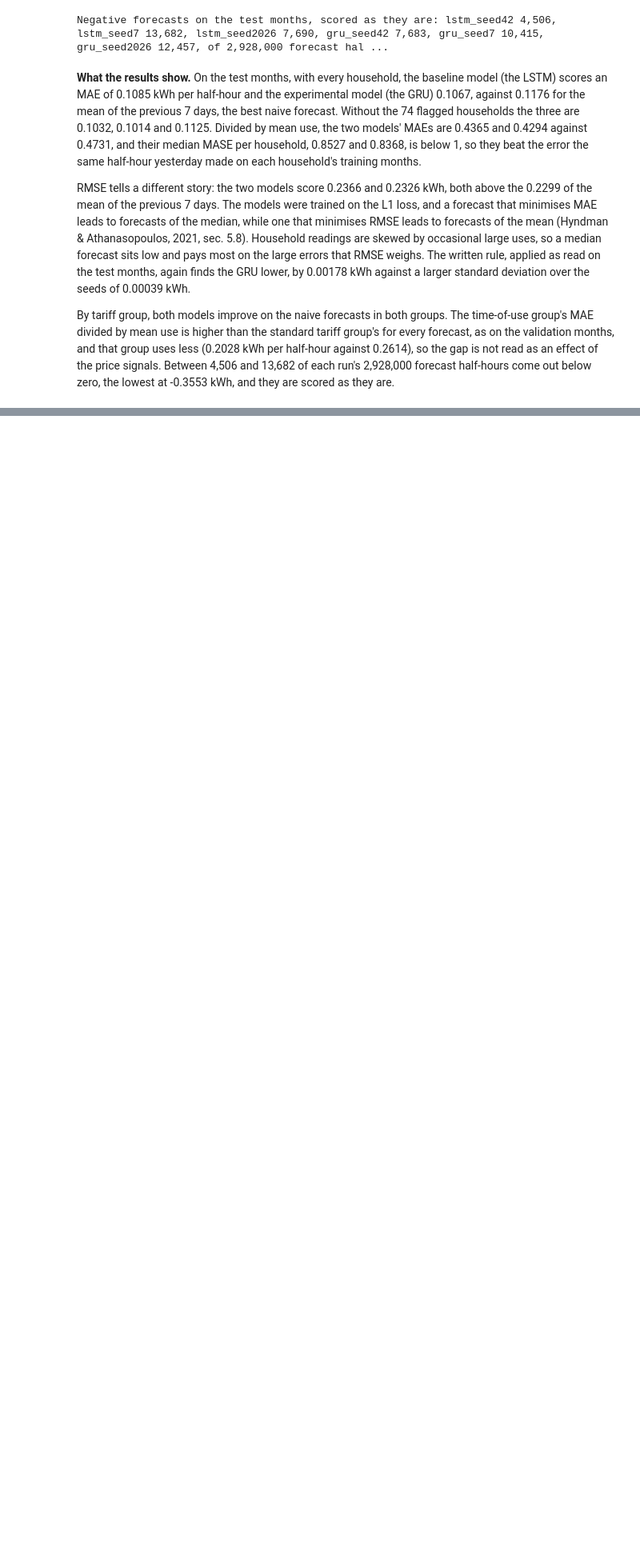
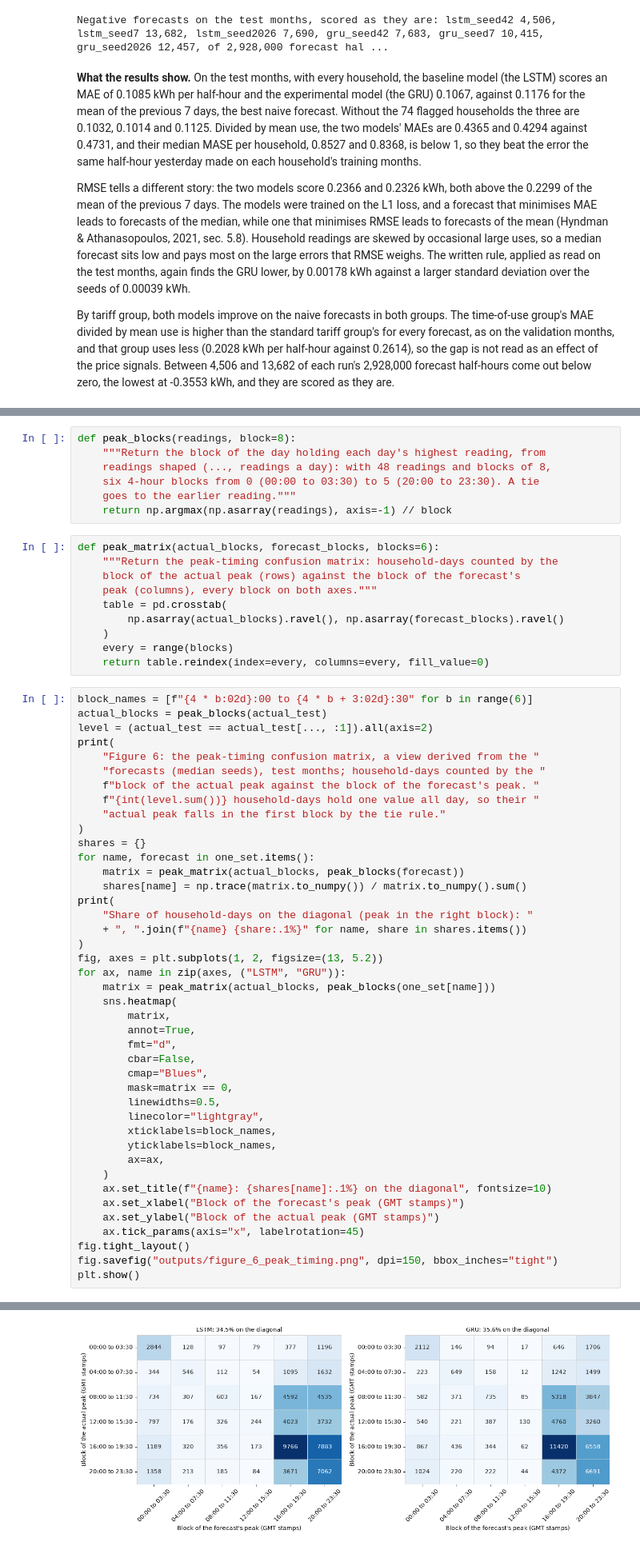
Before and after one commit to PaddyGilliland1/deep-learning-systems-project, a Jupyter notebook: deep_learning.ipynb, the cells around one changed output, grey strips where cells are left out. Shown at 80% size. Saved outputs shown, nothing was run; the diff lists cells and outputs as text; blank space fills up the shorter version.

```diff
--- a/deep_learning.ipynb
+++ b/deep_learning.ipynb
@@ -2025,0 +2242,60 @@ By tariff group, both models improve on the naive forecasts in both groups. The
+# %%
+def peak_blocks(readings, block=8):
+    """Return the block of the day holding each day's highest reading, from
+    readings shaped (..., readings a day): with 48 readings and blocks of 8,
+    six 4-hour blocks from 0 (00:00 to 03:30) to 5 (20:00 to 23:30). A tie
+    goes to the earlier reading."""
+    return np.argmax(np.asarray(readings), axis=-1) // block
+# %%
+def peak_matrix(actual_blocks, forecast_blocks, blocks=6):
+    """Return the peak-timing confusion matrix: household-days counted by the
+    block of the actual peak (rows) against the block of the forecast's
+    peak (columns), every block on both axes."""
+    table = pd.crosstab(
+        np.asarray(actual_blocks).ravel(), np.asarray(forecast_blocks).ravel()
+    )
+    every = range(blocks)
+    return table.reindex(index=every, columns=every, fill_value=0)
+# %%
+block_names = [f"{4 * b:02d}:00 to {4 * b + 3:02d}:30" for b in range(6)]
+actual_blocks = peak_blocks(actual_test)
+level = (actual_test == actual_test[..., :1]).all(axis=2)
+print(
+    "Figure 6: the peak-timing confusion matrix, a view derived from the "
+    "forecasts (median seeds), test months; household-days counted by the "
+    f"block of the actual peak against the block of the forecast's peak. "
+    f"{int(level.sum())} household-days hold one value all day, so their "
+    "actual peak falls in the first block by the tie rule."
+)
+shares = {}
+for name, forecast in one_set.items():
+    matrix = peak_matrix(actual_blocks, peak_blocks(forecast))
+    shares[name] = np.trace(matrix.to_numpy()) / matrix.to_numpy().sum()
+print(
+    "Share of household-days on the diagonal (peak in the right block): "
+    + ", ".join(f"{name} {share:.1%}" for name, share in shares.items())
+)
+fig, axes = plt.subplots(1, 2, figsize=(13, 5.2))
+for ax, name in zip(axes, ("LSTM", "GRU")):
+    matrix = peak_matrix(actual_blocks, peak_blocks(one_set[name]))
+    sns.heatmap(
+        matrix,
+        annot=True,
+        fmt="d",
+        cbar=False,
+        cmap="Blues",
+        mask=matrix == 0,
+        linewidths=0.5,
+        linecolor="lightgray",
+        xticklabels=block_names,
+        yticklabels=block_names,
+        ax=ax,
+    )
+    ax.set_title(f"{name}: {shares[name]:.1%} on the diagonal", fontsize=10)
+    ax.set_xlabel("Block of the forecast's peak (GMT stamps)")
+    ax.set_ylabel("Block of the actual peak (GMT stamps)")
+    ax.tick_params(axis="x", labelrotation=45)
+fig.tight_layout()
+fig.savefig("outputs/figure_6_peak_timing.png", dpi=150, bbox_inches="tight")
+plt.show()
+# %% [output]
@@ -2025,0 +2304 @@ By tariff group, both models improve on the naive forecasts in both groups. The
+[figure, added]
```
Also changed, not shown: parts of 31 cells of this notebook.
